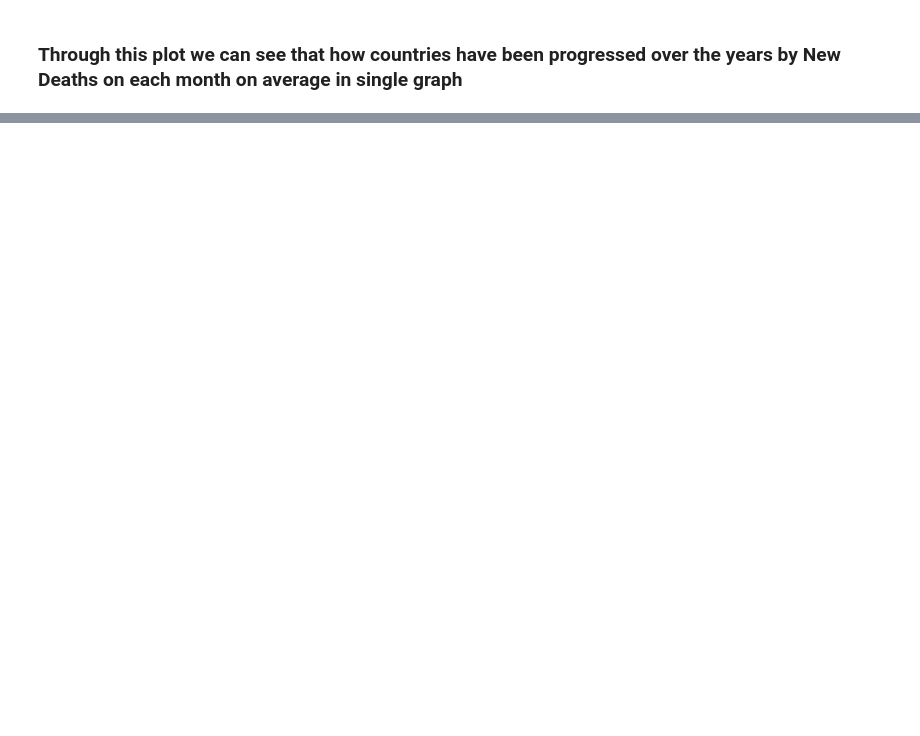
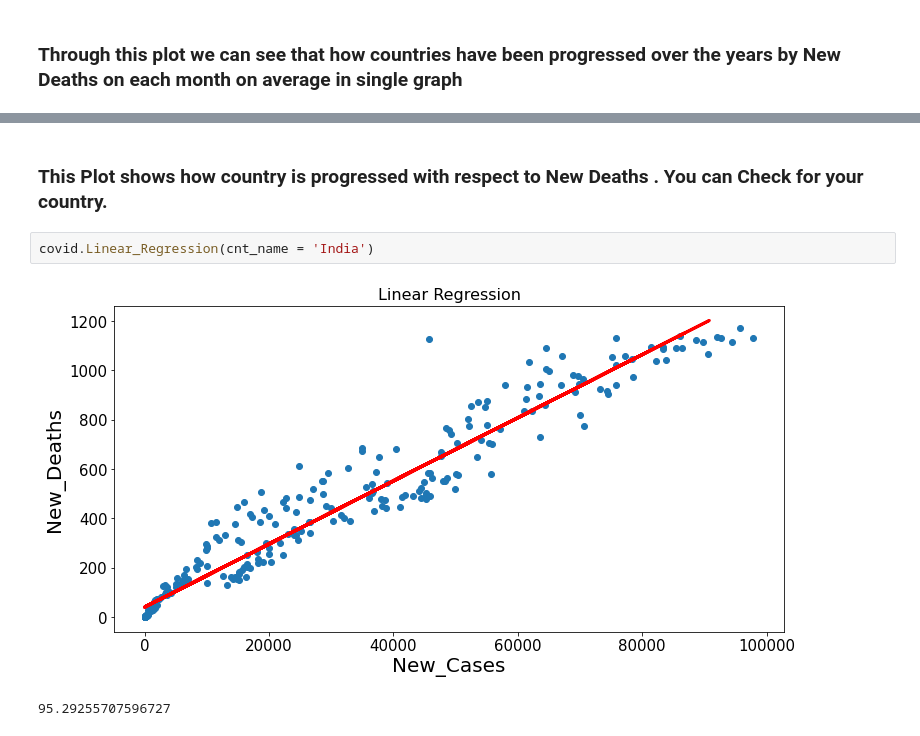
Before and after one commit to dharik-arsath/Data-science, a Jupyter notebook: Project 2 : Corona .ipynb, the cells around one changed output, grey strips where cells are left out. Drawn from its saved outputs; the diff is of its cells as text; blank space fills up the shorter version.

```diff
--- a/Project 2 : Corona .ipynb
+++ b/Project 2 : Corona .ipynb
@@ -331,0 +439,7 @@ covid.world_analysis(by = 'New_deaths')
+# %% [markdown]
+### This Plot shows how country is progressed with respect to New Deaths . You can Check for your country.
+# %%
+covid.Linear_Regression(cnt_name = 'India')
+# %% [output]
+[figure, added]
+95.29255707596727
```
Also changed, not shown: parts of 21 cells of this notebook.
